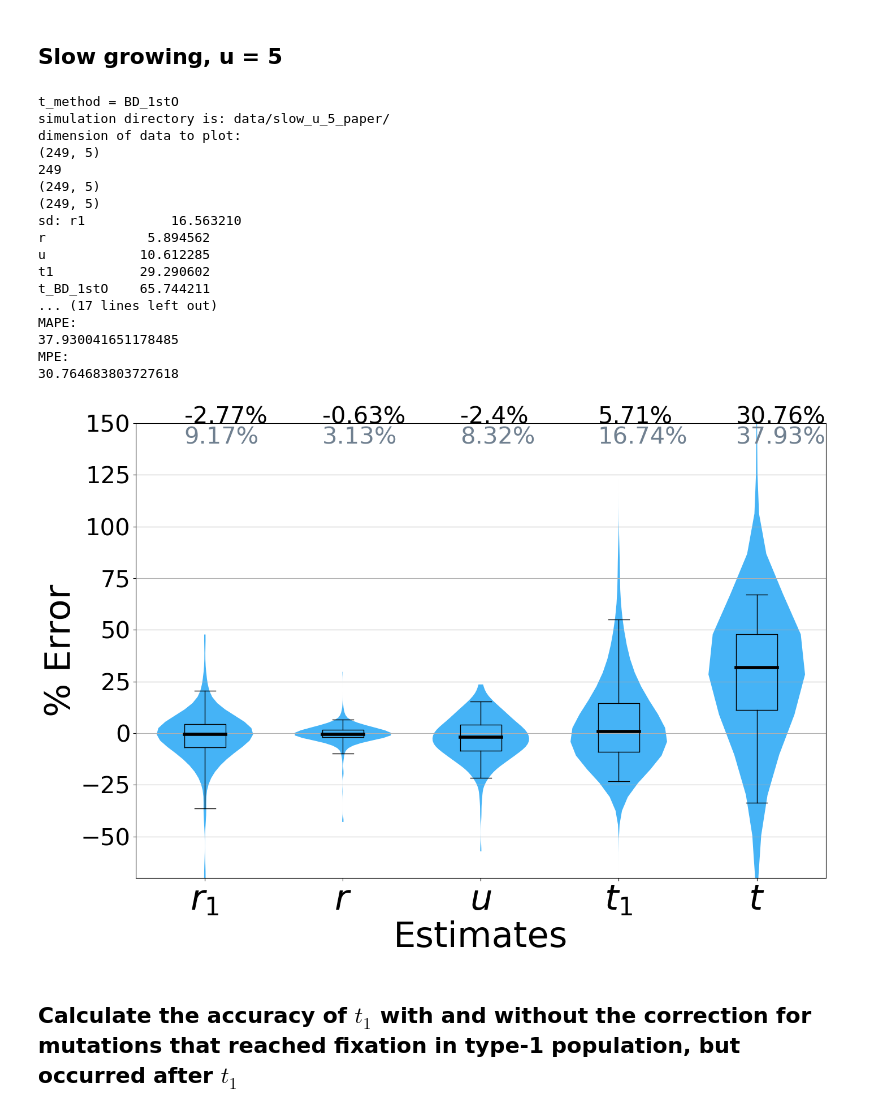
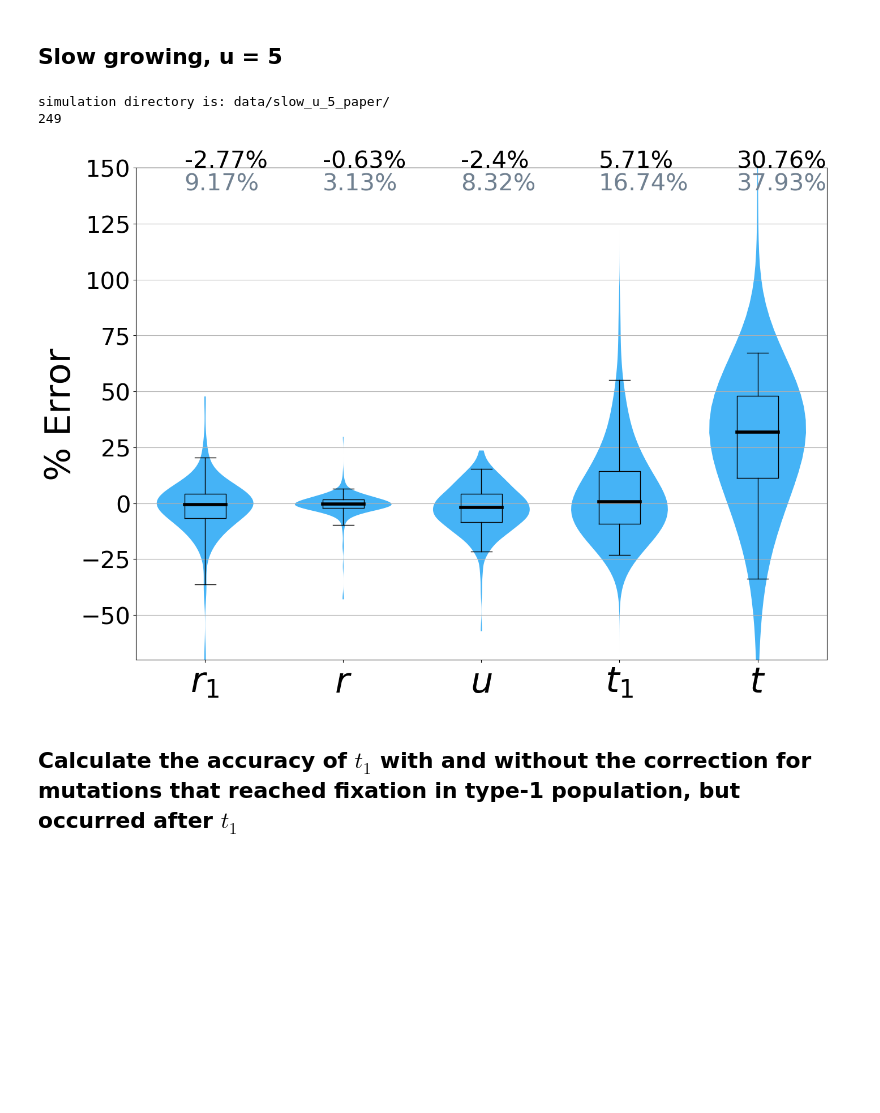
Before and after one commit to nathanlee543/Cancer_Inf_Sims, a Jupyter notebook: simulations/figures_2_and_3.ipynb, the cells around one changed output. Cells and saved outputs as stored; diff of their text form; code cells hidden in the pictures; blank space fills up the shorter version.

Commit message:
plot sibling and nested results

```diff
--- a/simulations/figures_2_and_3.ipynb
+++ b/simulations/figures_2_and_3.ipynb
@@ -45,7 +45,6 @@ def violin_plots(filepath = None, print_means = False, print_mape = False, plot_
     df = df_temp;
     # ======
     if t_method == "BD_1stO":
-        print("t_method = {}".format(t_method))
         params_to_plot = ["r1","r","u","t1","t_BD_1stO"]
         name_list = ["r1","r","u","t1","t_BD_1stO","b","b1"];
         # make dataframe of the true values
@@ -88,9 +87,6 @@ def violin_plots(filepath = None, print_means = False, print_mape = False, plot_
     pe_df = pd.DataFrame(np.zeros((len(finite_list),len(params_to_plot))));
     pe_df.columns = params_to_plot;
 
-    print("dimension of data to plot:")
-    print(pe_df.values.shape)
-
     df["t_BD_1stO"] = (1/df['r1'].values)*np.log(df['M1'].values*df['alpha1'].values)
 
     counter = 0
@@ -122,9 +118,6 @@ def violin_plots(filepath = None, print_means = False, print_mape = False, plot_
 
 
     violin_dat = pe_df.values;
-    print(violin_dat.shape)
-    print(pe_df.values.shape)
-    print("sd: {}".format(np.std(pe_df, axis = 0)))
     fs = 30;
     locs = np.arange(len(params_to_plot))+1;
     median_props = dict(linewidth=4, color = 'black')
@@ -133,7 +126,7 @@ def violin_plots(filepath = None, print_means = False, print_mape = False, plot_
 
     fig, ax = plt.subplots(nrows=1, ncols=1, figsize=(fig_width, 10))
     vp = ax.violinplot(violin_dat, positions = locs,
-                  points=60, widths=0.7, showmeans=False,showextrema=False, showmedians=False)
+                  points=200, widths=0.7, showmeans=False,showextrema=False, showmedians=False)
     for bod in vp['bodies']:
         bod.set_facecolor('xkcd:azure')
         bod.set_alpha(.75)
@@ -147,7 +140,6 @@ def violin_plots(filepath = None, print_means = False, print_mape = False, plot_
     ax.tick_params(axis = "y",labelsize = fs)
     if ylim == None:
         ylim_auto = roundup(max([item.get_ydata()[1] for item in bp['whiskers']]))
-        print(ylim_auto)
     else:
         ylim_auto = ylim
 
@@ -172,11 +164,7 @@ def violin_plots(filepath = None, print_means = False, print_mape = False, plot_
     elif print_means and print_mape:
         for j in locs:
             mape = np.mean(np.abs(violin_dat),axis = 0)[j-1];
-            print("MAPE:")
-            print(mape)
             avg = np.mean(violin_dat,axis = 0)[j-1];
-            print("MPE:")
-            print(avg)
             ax.annotate(str(round(avg,2))+'%',xy=(j-.15,mean_yloc),fontsize = fs,color = "black")
             ax.annotate(str(round(mape,2))+'%',xy=(j-.15,mape_yloc),fontsize = fs,color = "slategrey")
 
@@ -197,10 +185,9 @@ def violin_plots(filepath = None, print_means = False, print_mape = False, plot_
 
     ax.yaxis.grid(True)
     plt.ylabel('% Error', fontsize = 1.5*fs)
-    plt.xlabel('Estimates', fontsize = 1.5*fs)
     plt.tight_layout()
     if plot_name != None:
-        plt.savefig(plot_name,dpi = 500);
+        plt.savefig(plot_name);
 
     plt.show()
 
@@ -482,7 +469,7 @@ def make_plot(dat = None, title = '', plot_name = None, plot_type = 'density', x
             for tick in ax.yaxis.get_major_ticks():
                 tick.label.set_fontsize(fs)
             if plot_name != None:
-                plt.savefig(plot_name,dpi = 500);
+                plt.savefig(plot_name,dpi = 800);
             plt.show()
 
 def t1_correction_error(filepath = None, print_means = False, print_mape = False, plot_name = None,
@@ -576,7 +563,7 @@ def t1_correction_error(filepath = None, print_means = False, print_mape = False
         tick.label.set_fontsize(fs)
     plt.tight_layout();
     if plot_name != None:
-        plt.savefig(plot_name,dpi = 500);
+        plt.savefig(plot_name, dpi = 800);
 
     return(1.0)
 # %% [markdown]
@@ -715,29 +627,14 @@ MPE:
 # %% [markdown]
 ## Slow growing, u = 5
 # %%
-plotname_in = "slow_u_5.png"
+plotname_in = "slow_u_5.svg"
 violin_plots(filepath = "data/slow_u_5_paper/r1_r_u_t1_t_b_b1_M1_alpha1_M2_alpha2_gamma_0020cells_f1_p01_f2_p2.txt",
-            print_means = True, print_mape = True, plot_name = None, ylim = 150, ymin = -70,
+            print_means = True, print_mape = True, plot_name = plotname_in, ylim = 150, ymin = -70,
              num_f1 = 1,plot_points = False,filter_runs_by_alpha2 = False)
 # %% [output]
-t_method = BD_1stO
 simulation directory is: data/slow_u_5_paper/
-dimension of data to plot:
-(249, 5)
 249
-(249, 5)
-(249, 5)
-sd: r1           16.563210
-r             5.894562
-u            10.612285
-t1           29.290602
-t_BD_1stO    65.744211
-... (17 lines left out)
-MAPE:
-37.930041651178485
-MPE:
-30.764683803727618
-[figure, old version]
+[figure, new version]
 # %% [markdown]
 ## Calculate the accuracy of $t_1$ with and without the correction for mutations that reached fixation in type-1 population, but occurred after $t_1$
 # %% [markdown]
```
Also changed, not shown: parts of 23 cells of this notebook.
